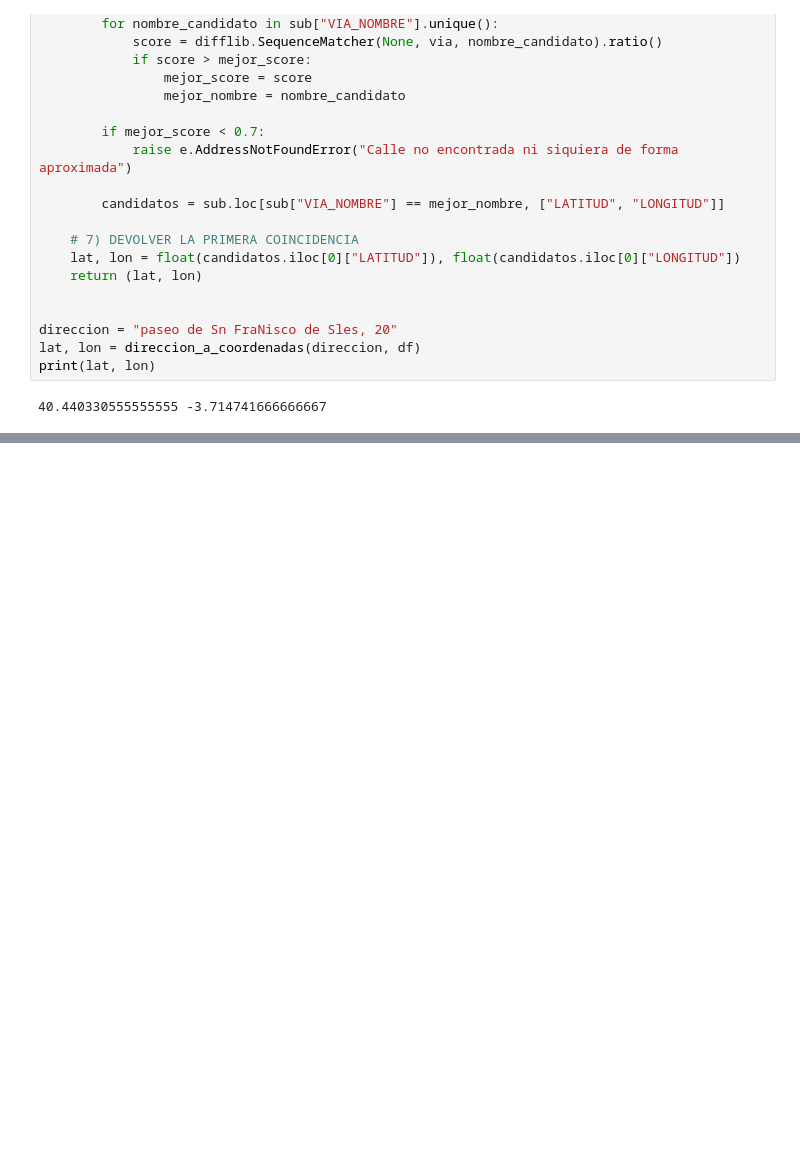
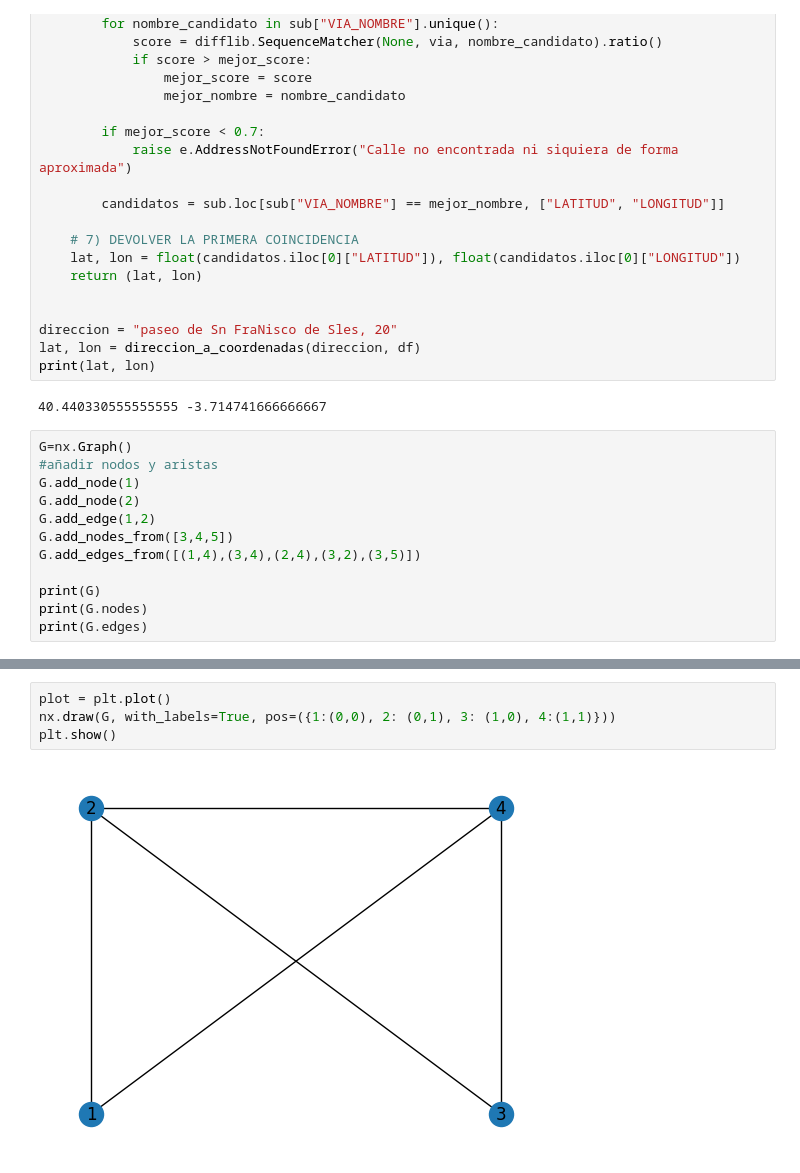
Before and after one commit to javmartineez/StreetWise, a Jupyter notebook: prueba.ipynb, the cells around one changed output, grey strips where cells are left out. Saved outputs shown, nothing was run; the diff lists cells and outputs as text; blank space fills up the shorter version.

```diff
--- a/prueba.ipynb
+++ b/prueba.ipynb
@@ -192,3 +194,15 @@ lat, lon = direccion_a_coordenadas(direccion, df)
 print(lat, lon)
 # %% [output]
 40.440330555555555 -3.714741666666667
+# %%
+G=nx.Graph()
+#añadir nodos y aristas
+G.add_node(1)
+G.add_node(2)
+G.add_edge(1,2)
+G.add_nodes_from([3,4,5])
+G.add_edges_from([(1,4),(3,4),(2,4),(3,2),(3,5)])
+
+print(G)
+print(G.nodes)
+print(G.edges)
@@ -194,0 +231,6 @@ print(lat, lon)
+# %%
+plot = plt.plot()
+nx.draw(G, with_labels=True, pos=({1:(0,0), 2: (0,1), 3: (1,0), 4:(1,1)}))
+plt.show()
+# %% [output]
+[figure, added]
```
Also changed, not shown: parts of 14 cells of this notebook, 1 other file.
